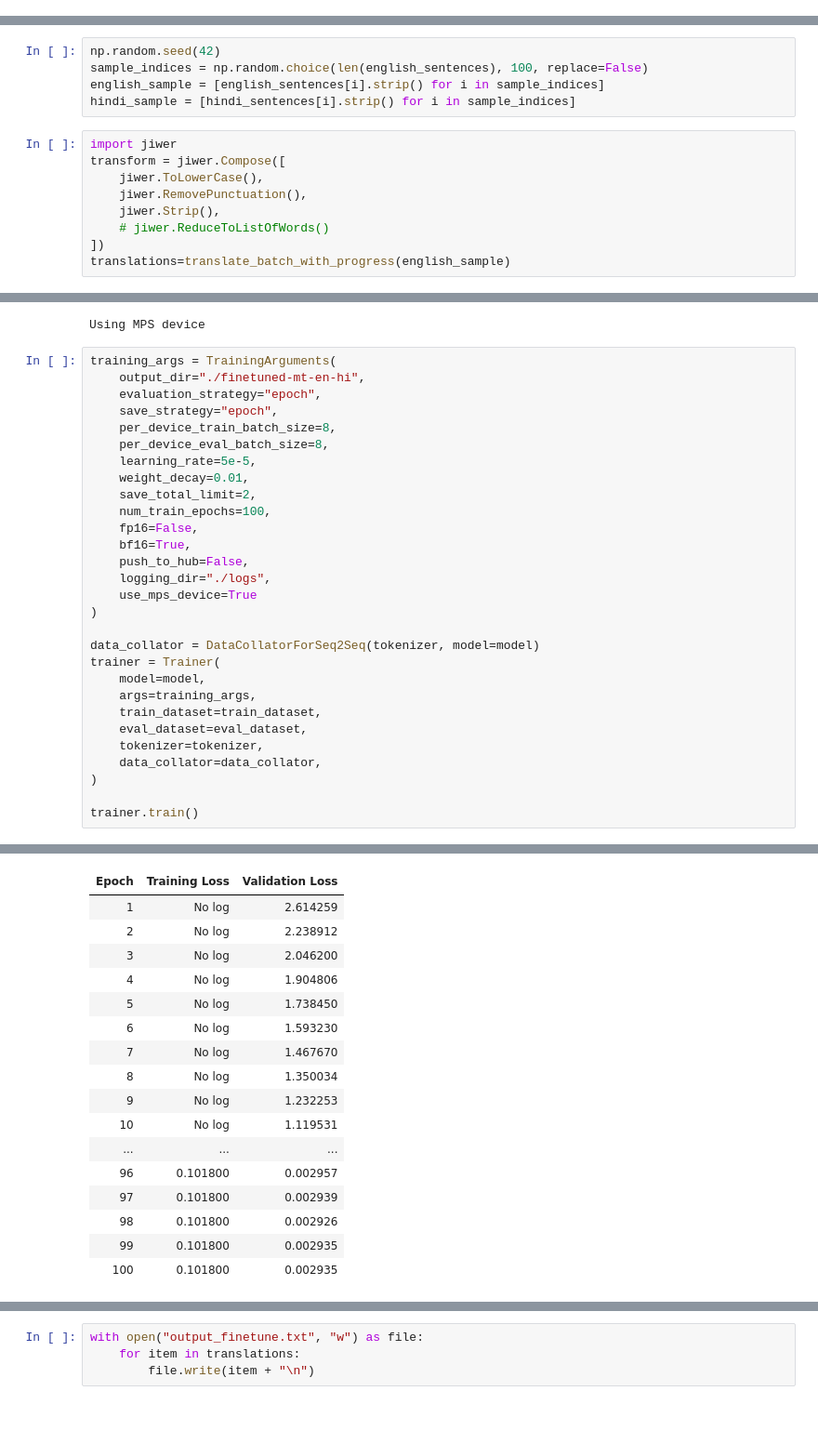
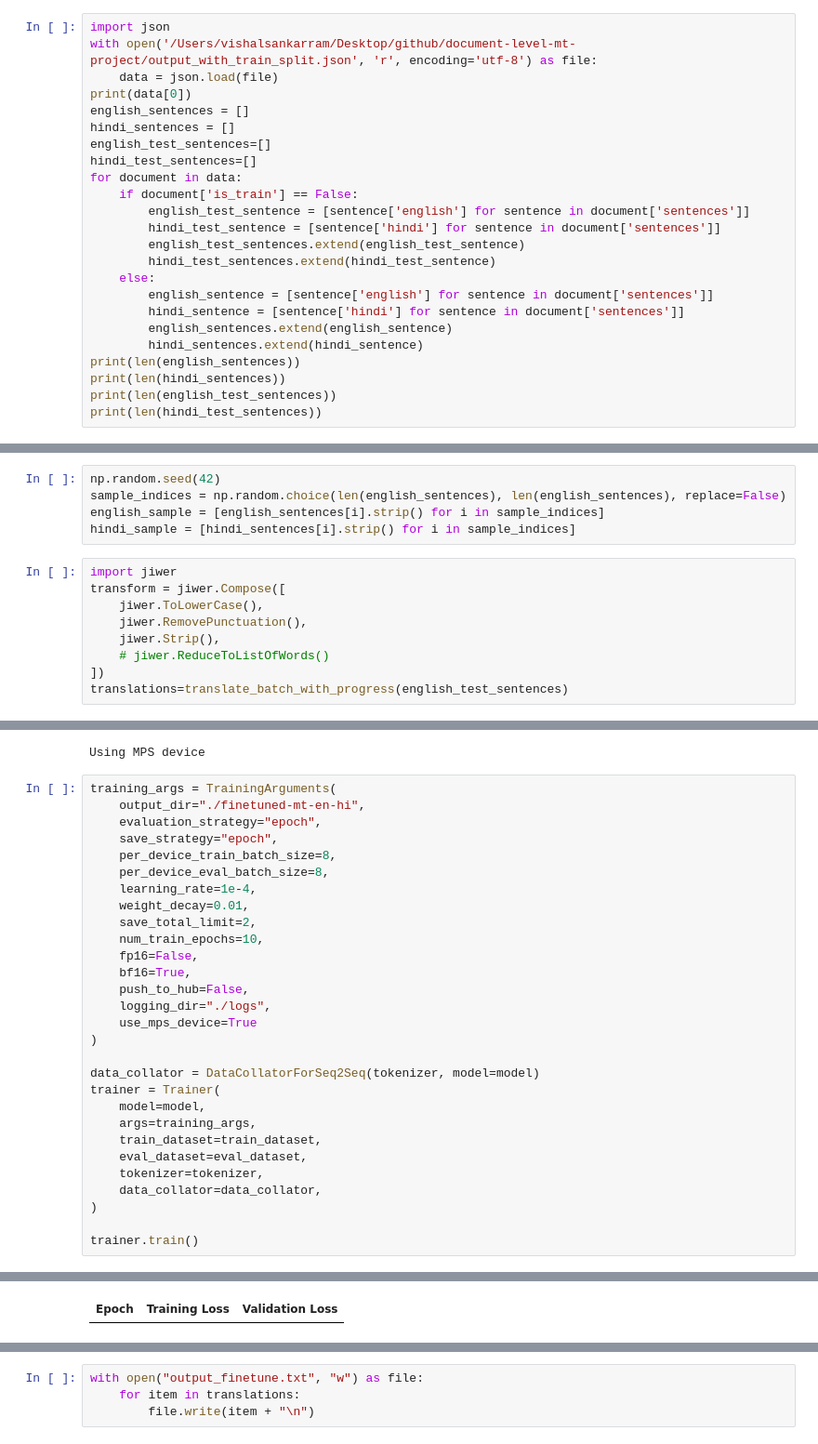
Before and after one commit to vishal230400/document-level-mt-project, a Jupyter notebook: pretrained.ipynb, the cells around one changed output, grey strips where cells are left out. Shown at 93% size. Cells and saved outputs as stored; diff of their text form; blank space fills up the shorter version.

```diff
--- a/pretrained.ipynb
+++ b/pretrained.ipynb
@@ -35,0 +36,24 @@ english_sentences, hindi_sentences = load_texts("/Users/vishalsankarram/Desktop/
+# %%
+import json
+with open('/Users/vishalsankarram/Desktop/github/document-level-mt-project/output_with_train_split.json', 'r', encoding='utf-8') as file:
+    data = json.load(file)
+print(data[0])
+english_sentences = []
+hindi_sentences = []
+english_test_sentences=[]
+hindi_test_sentences=[]
+for document in data:
+    if document['is_train'] == False:
+        english_test_sentence = [sentence['english'] for sentence in document['sentences']]
+        hindi_test_sentence = [sentence['hindi'] for sentence in document['sentences']]
+        english_test_sentences.extend(english_test_sentence)
+        hindi_test_sentences.extend(hindi_test_sentence)
+    else:
+        english_sentence = [sentence['english'] for sentence in document['sentences']]
+        hindi_sentence = [sentence['hindi'] for sentence in document['sentences']]
+        english_sentences.extend(english_sentence)
+        hindi_sentences.extend(hindi_sentence)
+print(len(english_sentences))
+print(len(hindi_sentences))
+print(len(english_test_sentences))
+print(len(hindi_test_sentences))
@@ -36,6 +66,6 @@ english_sentences, hindi_sentences = load_texts("/Users/vishalsankarram/Desktop/
 # %%
 np.random.seed(42)
-sample_indices = np.random.choice(len(english_sentences), 100, replace=False)
+sample_indices = np.random.choice(len(english_sentences), len(english_sentences), replace=False)
 english_sample = [english_sentences[i].strip() for i in sample_indices]
 hindi_sample = [hindi_sentences[i].strip() for i in sample_indices]
 # %%
@@ -46,4 +76,4 @@ transform = jiwer.Compose([
     jiwer.Strip(),
     # jiwer.ReduceToListOfWords()
 ])
-translations=translate_batch_with_progress(english_sample)
+translations=translate_batch_with_progress(english_test_sentences)
@@ -117,10 +147,10 @@ training_args = TrainingArguments(
     save_strategy="epoch",
     per_device_train_batch_size=8,
     per_device_eval_batch_size=8,
-    learning_rate=5e-5,
+    learning_rate=1e-4,
     weight_decay=0.01,
     save_total_limit=2,
-    num_train_epochs=100,
+    num_train_epochs=10,
     fp16=False,
     bf16=True,
     push_to_hub=False,
@@ -144,17 +174 @@ trainer.train()
 | Epoch | Training Loss | Validation Loss |
-| 1 | No log | 2.614259 |
-| 2 | No log | 2.238912 |
-| 3 | No log | 2.046200 |
-| 4 | No log | 1.904806 |
-| 5 | No log | 1.738450 |
-| 6 | No log | 1.593230 |
-| 7 | No log | 1.467670 |
-| 8 | No log | 1.350034 |
-| 9 | No log | 1.232253 |
-| 10 | No log | 1.119531 |
-| ... | ... | ... |
-| 96 | 0.101800 | 0.002957 |
-| 97 | 0.101800 | 0.002939 |
-| 98 | 0.101800 | 0.002926 |
-| 99 | 0.101800 | 0.002935 |
-| 100 | 0.101800 | 0.002935 |
```
Also changed, not shown: parts of 6 cells of this notebook.
